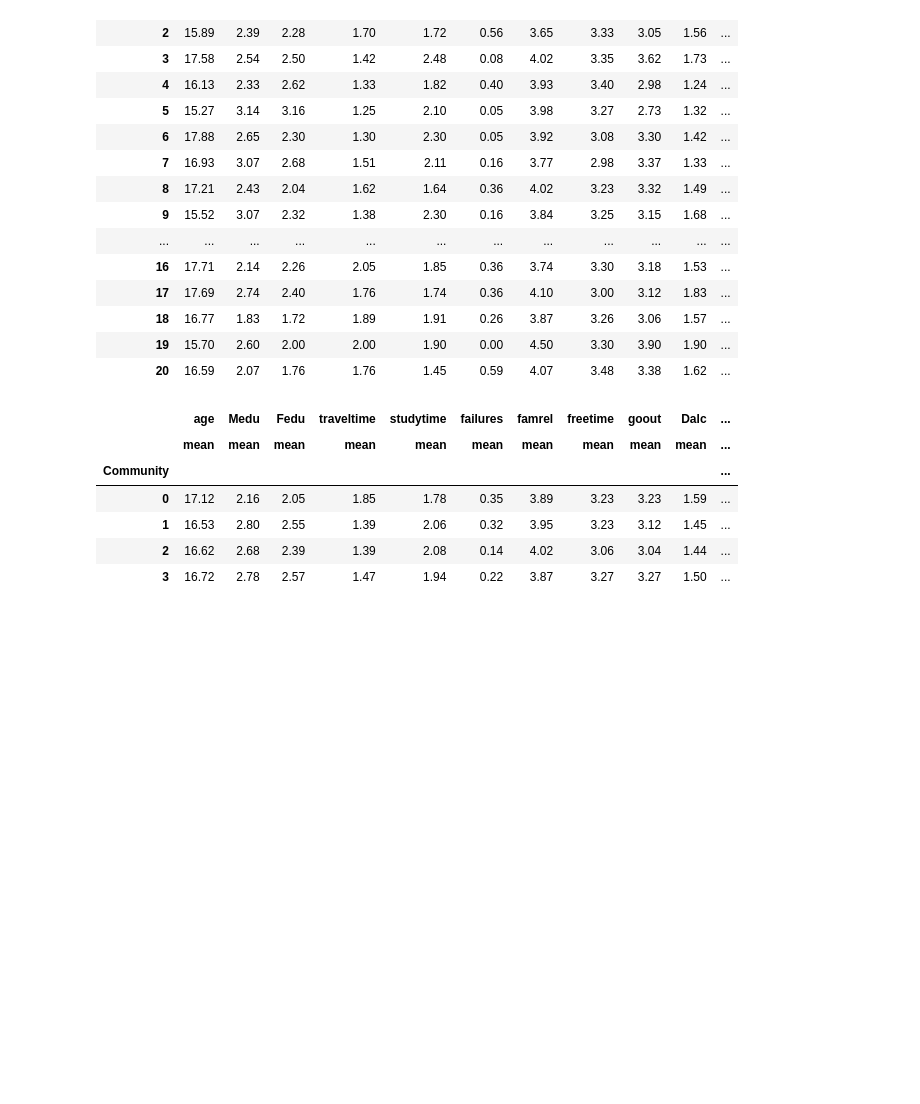
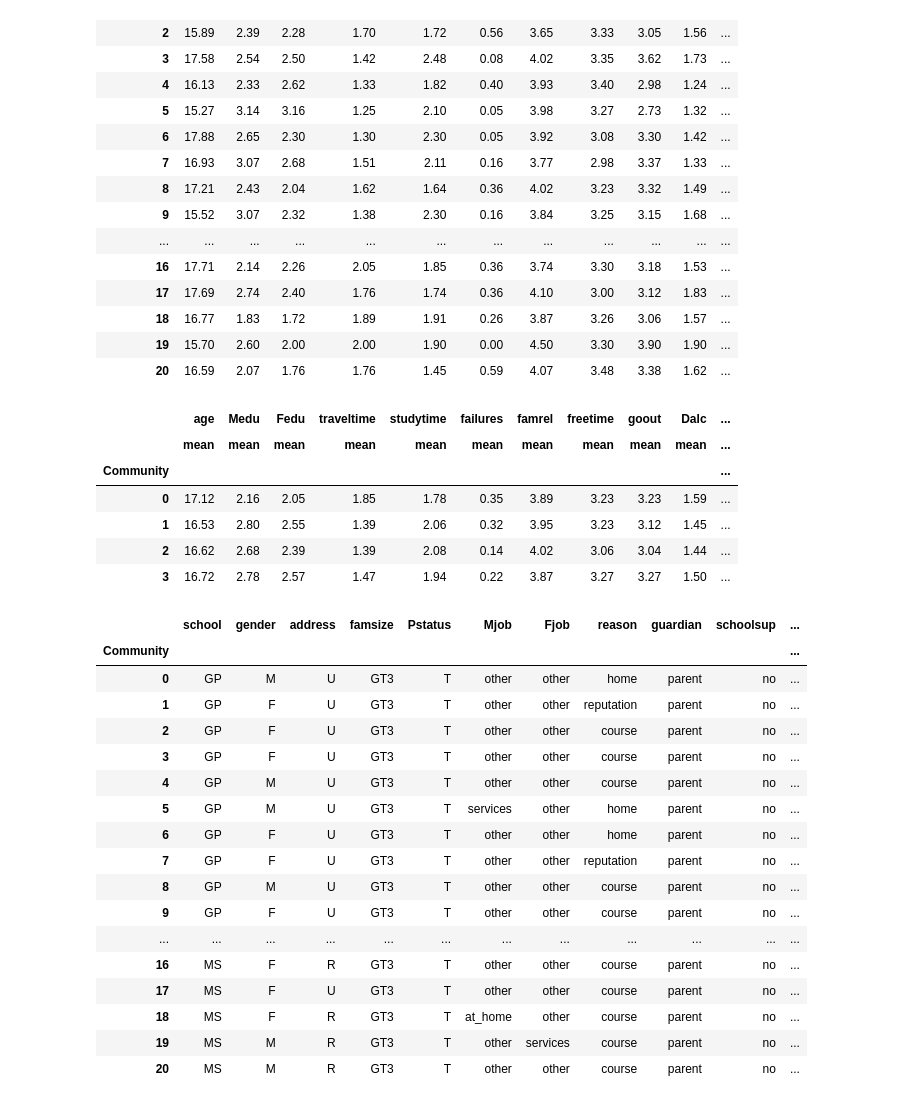
Before and after one commit to Cyrlyo/Alcohol_Students, a Jupyter notebook: Notebook/statitics.ipynb, the cells around one changed output. Cells and saved outputs as stored; diff of their text form; code cells hidden in the pictures; blank space fills up the shorter version.

Commit message:
Add mode for non-numérical values

```diff
--- a/Notebook/statitics.ipynb
+++ b/Notebook/statitics.ipynb
@@ -83,3 +83,31 @@ xgb_stats
 | 1 | 16.53 | 2.80 | 2.55 | 1.39 | 2.06 | 0.32 | 3.95 | 3.23 | 3.12 | 1.45 | ... |
 | 2 | 16.62 | 2.68 | 2.39 | 1.39 | 2.08 | 0.14 | 4.02 | 3.06 | 3.04 | 1.44 | ... |
 | 3 | 16.72 | 2.78 | 2.57 | 1.47 | 1.94 | 0.22 | 3.87 | 3.27 | 3.27 | 1.50 | ... |
+# %%
+def get_mode(x):
+    return x.value_counts().index[0]
+# %%
+grouped_df = random.groupby('Community')
+random_mode_df = grouped_df[random_non_numeric_cols].agg(get_mode).round(2)
+# random_stats_2 = random_stats.join(mode_df)
+# %%
+random_mode_df
+# %% [output]
+|  | school | gender | address | famsize | Pstatus | Mjob | Fjob | reason | guardian | schoolsup | ... |
+| Community |  |  |  |  |  |  |  |  |  |  | ... |
+| 0 | GP | M | U | GT3 | T | other | other | home | parent | no | ... |
+| 1 | GP | F | U | GT3 | T | other | other | reputation | parent | no | ... |
+| 2 | GP | F | U | GT3 | T | other | other | course | parent | no | ... |
+| 3 | GP | F | U | GT3 | T | other | other | course | parent | no | ... |
+| 4 | GP | M | U | GT3 | T | other | other | course | parent | no | ... |
+| 5 | GP | M | U | GT3 | T | services | other | home | parent | no | ... |
+| 6 | GP | F | U | GT3 | T | other | other | home | parent | no | ... |
+| 7 | GP | F | U | GT3 | T | other | other | reputation | parent | no | ... |
+| 8 | GP | M | U | GT3 | T | other | other | course | parent | no | ... |
+| 9 | GP | F | U | GT3 | T | other | other | course | parent | no | ... |
+| ... | ... | ... | ... | ... | ... | ... | ... | ... | ... | ... | ... |
+| 16 | MS | F | R | GT3 | T | other | other | course | parent | no | ... |
+| 17 | MS | F | U | GT3 | T | other | other | course | parent | no | ... |
+| 18 | MS | F | R | GT3 | T | at_home | other | course | parent | no | ... |
+| 19 | MS | M | R | GT3 | T | other | services | course | parent | no | ... |
+| 20 | MS | M | R | GT3 | T | other | other | course | parent | no | ... |
```
Also changed, not shown: parts of 2 cells of this notebook.
